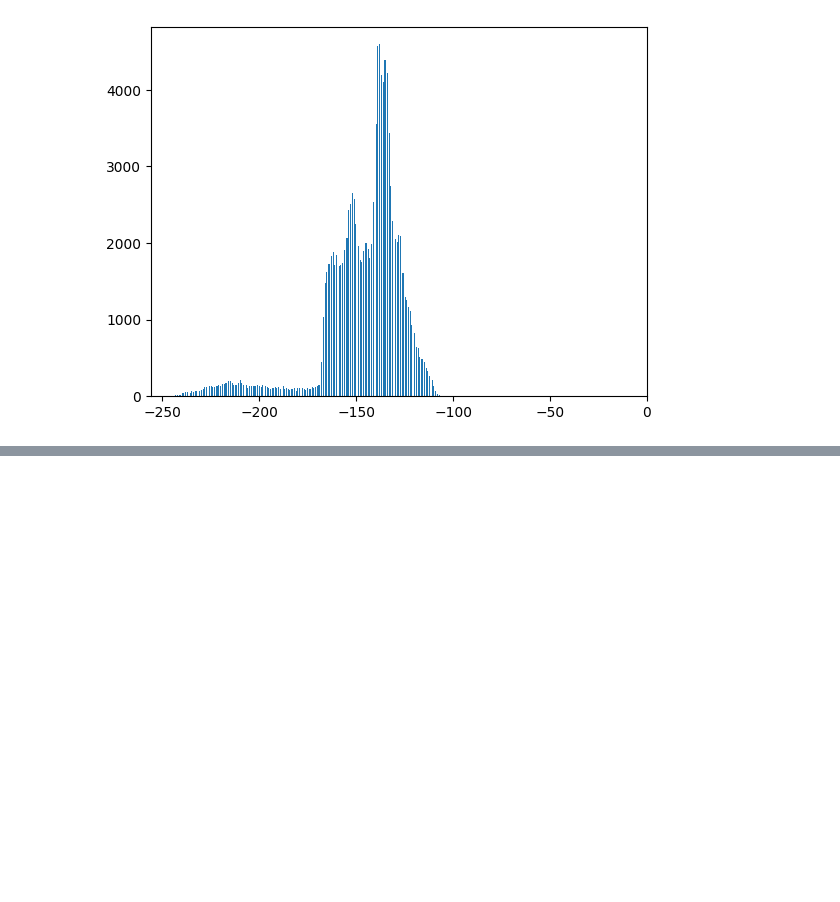
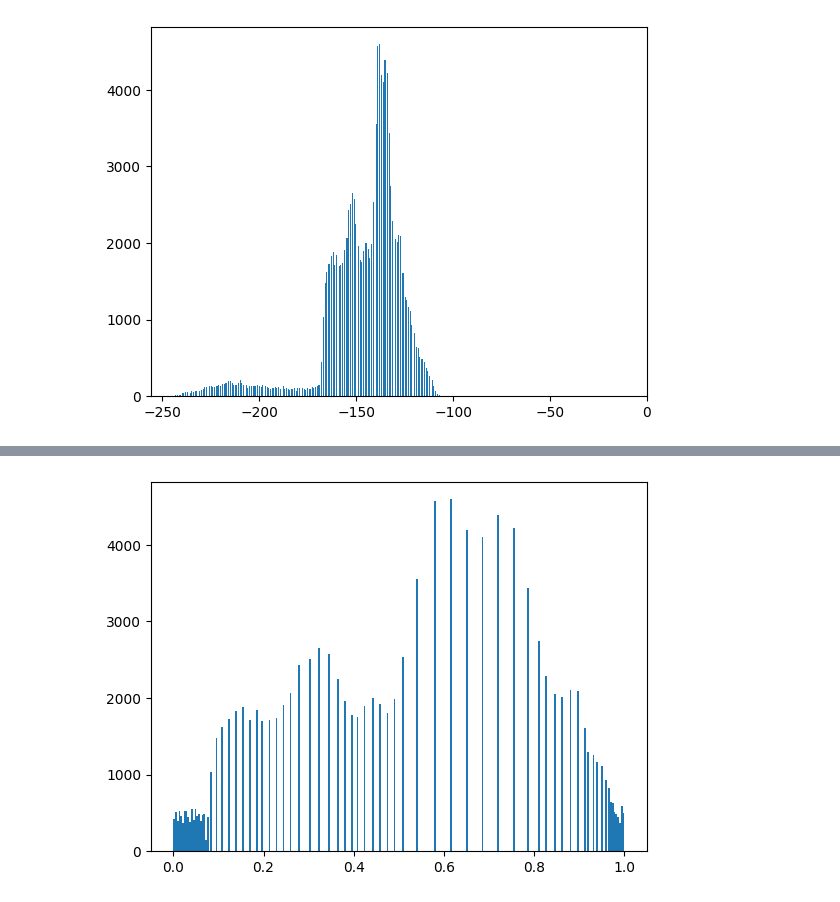
Before and after one commit to r-leyshon/image-processing, a Jupyter notebook: scikit-image/image-processing-with-skimage/02-more.ipynb, the cells around one changed output, grey strips where cells are left out. Drawn from its saved outputs; the diff is of its cells as text; code cells hidden in the pictures; blank space fills up the shorter version.

```diff
--- a/scikit-image/image-processing-with-skimage/02-more.ipynb
+++ b/scikit-image/image-processing-with-skimage/02-more.ipynb
@@ -71,0 +83,5 @@ plt.show()
+# %%
+peneq_hist = plt.hist(pen_eq.ravel(), bins=256)
+plt.show()
+# %% [output]
+[figure, added]
```
Also changed, not shown: parts of 2 cells of this notebook.
